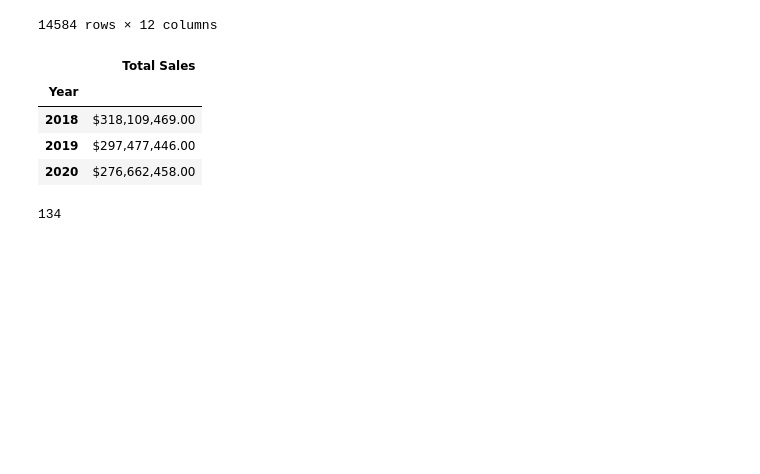
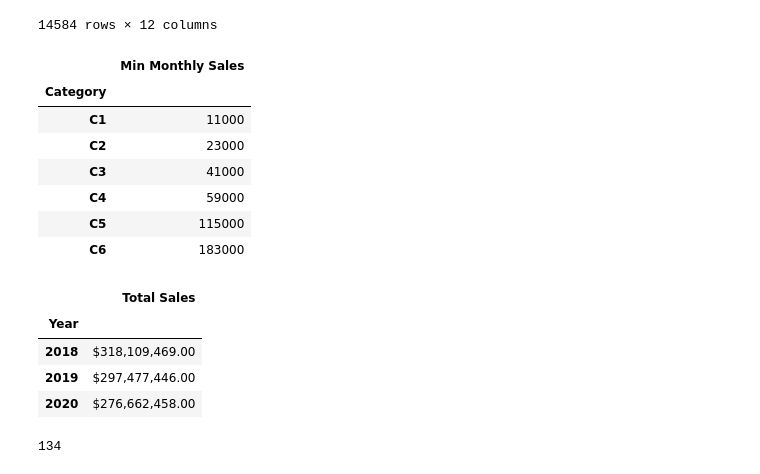
Before and after one commit to MauCFD/Project_1, a Jupyter notebook: project 1 - Analyzing a Loyalty Program/Loyalty Program - analyzing data.ipynb, the cells around one changed output. Drawn from its saved outputs; the diff is of its cells as text; code cells hidden in the pictures; blank space fills up the shorter version.

```diff
--- a/project 1 - Analyzing a Loyalty Program/Loyalty Program - analyzing data.ipynb
+++ b/project 1 - Analyzing a Loyalty Program/Loyalty Program - analyzing data.ipynb
@@ -32,6 +33,20 @@ Project_df
 | 14582 | 1372 | Tezontepec, Hidalgo | 11 | 4 | 2020 | C2 | D15 | 23000 | 35671 | ... |
 | 14583 | 1372 | Tezontepec, Hidalgo | 12 | 4 | 2020 | C2 | D15 | 23000 | 57192 | ... |
 14584 rows × 12 columns
+# %%
+# Getting the min Monthly Sales by Category
+min_sales_by_category = Project_df.drop_duplicates("Category")
+min_sales_by_category = min_sales_by_category.sort_values("Category", ascending= True)[["Category", "Min Monthly Sales"]].set_index('Category')
+min_sales_by_category
+# %% [output]
+|  | Min Monthly Sales |
+| Category |  |
+| C1 | 11000 |
+| C2 | 23000 |
+| C3 | 41000 |
+| C4 | 59000 |
+| C5 | 115000 |
+| C6 | 183000 |
 # %%
 # Sum the Total Sales by Year
 yearly_sales_df = (pd.DataFrame(Project_df.groupby('Year')["Total Sales"].sum()).style.format('${0:,.2f}'))
```
Also changed, not shown: parts of 5 cells of this notebook, 18 other files.
